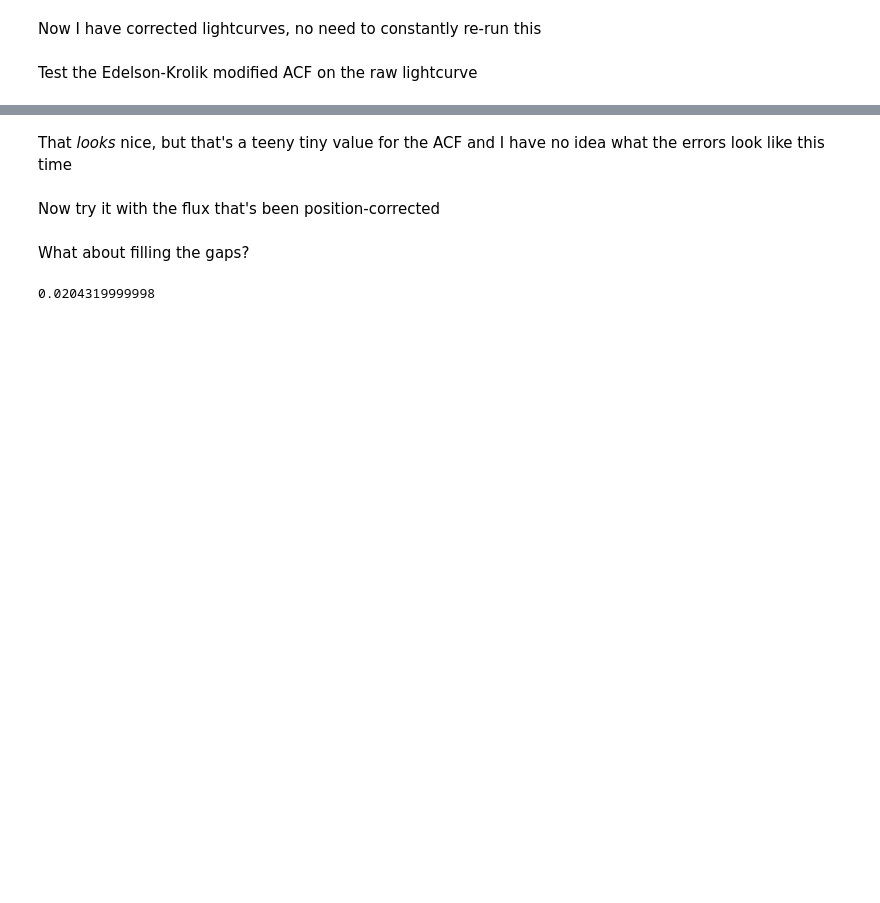
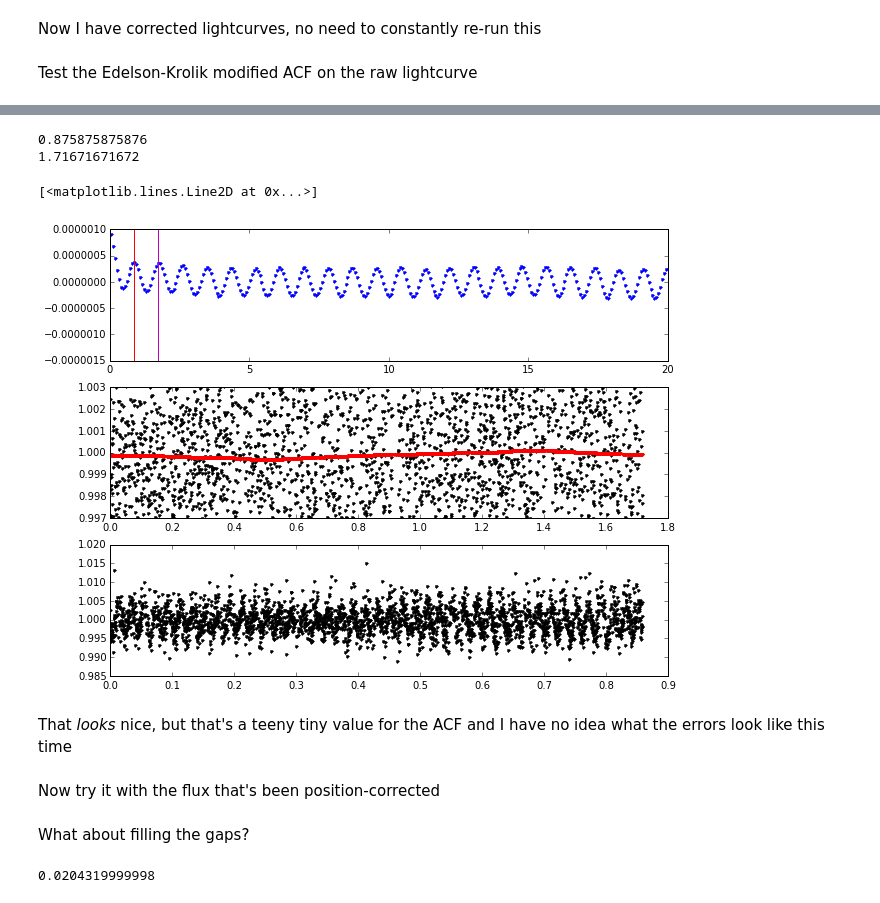
Before and after one commit to stephtdouglas/k2spin, a Jupyter notebook: acf.ipynb, the cells around one changed output, grey strips where cells are left out. Drawn from its saved outputs; the diff is of its cells as text; code cells hidden in the pictures; blank space fills up the shorter version.

```diff
--- a/acf.ipynb
+++ b/acf.ipynb
@@ -53,3 +68,40 @@ ax.set_ylabel('ACF(t)')
+# %%
+reload(hypra.prot.time_series)
+fig = plt.figure(figsize=(10, 8))
+
+ax = fig.add_subplot(311)
+#ax.errorbar(t_EK, C_EK, C_EK_err, fmt='.k', lw=1)
+ax.plot(t_EK, sm_acf, 'b.', lw=1)
+ax.set_xlim(0, 20)
+#ax.set_ylim(-0.003, 0.003)
+subc = np.where((t_EK>0.5) & (t_EK<20))[0]
+firstpeak = subc[np.argmax(sm_acf[subc])]
+ax.axvline(t_EK[firstpeak], color="r")
+fp = t_EK[firstpeak]
+print fp
+
+fp2 = hypra.prot.time_series.find_prot(t_EK, sm_acf)
+ax.axvline(fp2, color="m")
+print fp2
+
+ax = fig.add_subplot(312)
+phased_t = t % fp2
+ax.plot(phased_t, y, 'k.')
+
+model = supersmoother.SuperSmoother(period=fp2, alpha=10)
+y_t = model.fit(t, y).predict(t)
+y_phase = model.fit(phased_t, y).predict(phased_t)
+ax.plot(phased_t, y_t, 'r.')
+ax.set_ylim(0.997,1.003)
+
+ax = fig.add_subplot(313)
+phased_t = t % (fp2 / 2.0)
+ax.plot(phased_t, y, 'k.')
+# %% [output]
+0.875875875876
+1.71671671672
+[<matplotlib.lines.Line2D at 0x...>]
+[figure, added]
 # %% [markdown]
 That _looks_ nice, but that's a teeny tiny value for the ACF and I have no idea what the errors look like this time
 # %% [markdown]
```
Also changed, not shown: parts of 7 cells of this notebook.
